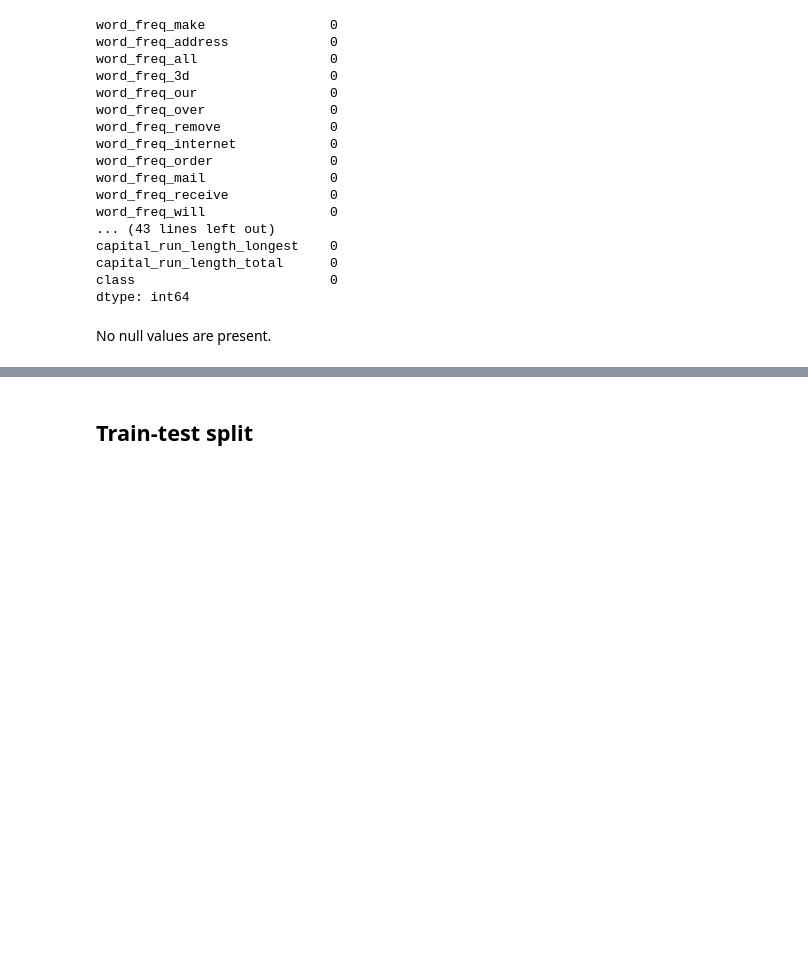
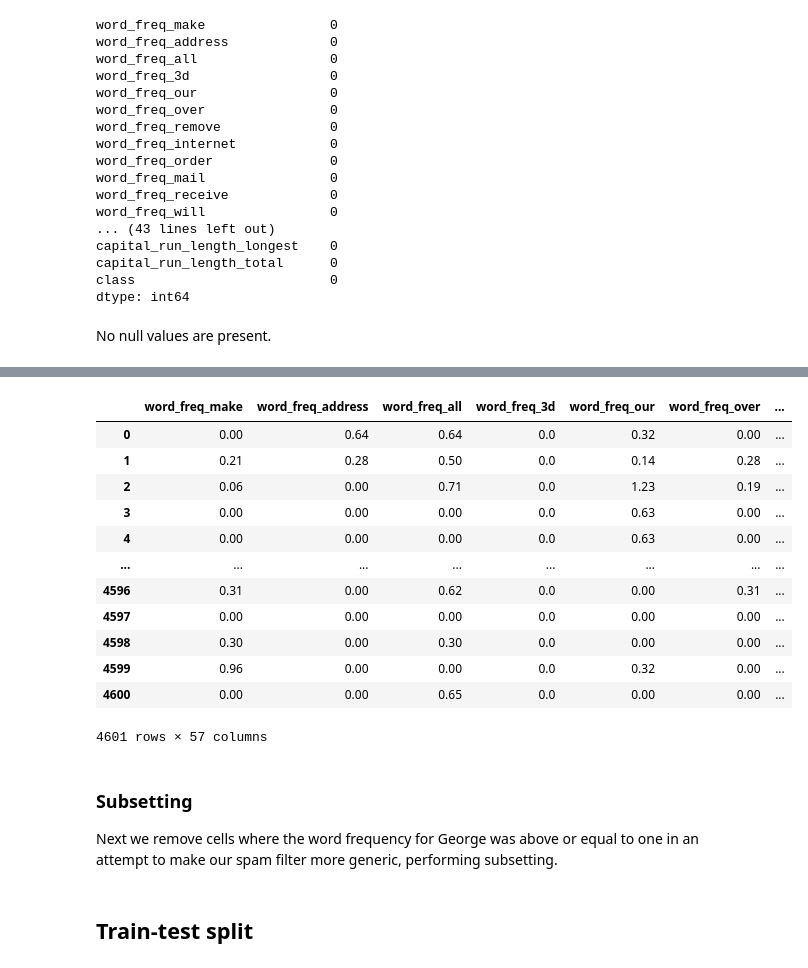
Before and after one commit to kdouda/4iz565, a Jupyter notebook: model.ipynb, the cells around one changed output, grey strips where cells are left out. Saved outputs shown, nothing was run; the diff lists cells and outputs as text; code cells hidden in the pictures; blank space fills up the shorter version.

```diff
--- a/model.ipynb
+++ b/model.ipynb
@@ -74,0 +63,35 @@ all_data = all_data[all_data["word_freq_george"] < 1]
+# %%
+all_data["capital_run_length_ratio"] = (
+    all_data["capital_run_length_longest"] / all_data["capital_run_length_total"]
+)
+
+all_data["capital_run_length_ratio"] = (
+    all_data["capital_run_length_longest"] / all_data["capital_run_length_total"]
+)
+
+all_data["total_word_frequency_common"] = (
+    all_data["word_freq_make"] + all_data["word_freq_address"] + all_data["word_freq_all"] + all_data["word_freq_3d"] + all_data["word_freq_our"] + all_data["word_freq_over"] + all_data["word_freq_remove"] + all_data["word_freq_internet"] + all_data["word_freq_order"] + all_data["word_freq_mail"] + all_data["word_freq_receive"] + all_data["word_freq_will"] + all_data["word_freq_people"] + all_data["word_freq_report"] + all_data["word_freq_addresses"] + all_data["word_freq_free"] + all_data["word_freq_business"] + all_data["word_freq_email"] + all_data["word_freq_you"] + all_data["word_freq_credit"] + all_data["word_freq_your"] + all_data["word_freq_font"] + all_data["word_freq_000"] + all_data["word_freq_money"] + all_data["word_freq_hp"] + all_data["word_freq_hpl"] + all_data["word_freq_george"] + all_data["word_freq_650"] + all_data["word_freq_lab"] + all_data["word_freq_labs"] + all_data["word_freq_telnet"] + all_data["word_freq_857"] + all_data["word_freq_data"] + all_data["word_freq_415"] + all_data["word_freq_85"] + all_data["word_freq_technology"] + all_data["word_freq_1999"] + all_data["word_freq_parts"] + all_data["word_freq_pm"] + all_data["word_freq_direct"] + all_data["word_freq_cs"] + all_data["word_freq_meeting"] + all_data["word_freq_original"] + all_data["word_freq_project"] + all_data["word_freq_re"] + all_data["word_freq_edu"] + all_data["word_freq_table"] + all_data["word_freq_conference"]
+)
+
+all_data["word_frequency_common_mean_ratio"] = all_data["total_word_frequency_common"] / all_data["total_word_frequency_common"].mean()
+
+all_data = all_data.drop(columns=['total_word_frequency_common', 'capital_run_length_longest', 'capital_run_length_total', 'capital_run_length_average'])
+
+all_data
+# %% [output]
+|  | word_freq_make | word_freq_address | word_freq_all | word_freq_3d | word_freq_our | word_freq_over | ... |
+| 0 | 0.00 | 0.64 | 0.64 | 0.0 | 0.32 | 0.00 | ... |
+| 1 | 0.21 | 0.28 | 0.50 | 0.0 | 0.14 | 0.28 | ... |
+| 2 | 0.06 | 0.00 | 0.71 | 0.0 | 1.23 | 0.19 | ... |
+| 3 | 0.00 | 0.00 | 0.00 | 0.0 | 0.63 | 0.00 | ... |
+| 4 | 0.00 | 0.00 | 0.00 | 0.0 | 0.63 | 0.00 | ... |
+| ... | ... | ... | ... | ... | ... | ... | ... |
+| 4596 | 0.31 | 0.00 | 0.62 | 0.0 | 0.00 | 0.31 | ... |
+| 4597 | 0.00 | 0.00 | 0.00 | 0.0 | 0.00 | 0.00 | ... |
+| 4598 | 0.30 | 0.00 | 0.30 | 0.0 | 0.00 | 0.00 | ... |
+| 4599 | 0.96 | 0.00 | 0.00 | 0.0 | 0.32 | 0.00 | ... |
+| 4600 | 0.00 | 0.00 | 0.65 | 0.0 | 0.00 | 0.00 | ... |
+4601 rows × 57 columns
+# %% [markdown]
+### Subsetting
+Next we remove cells where the word frequency for George was above or equal to one in an attempt to make our spam filter more generic, performing subsetting.
```
Also changed, not shown: parts of 12 cells of this notebook, 1 other file.
